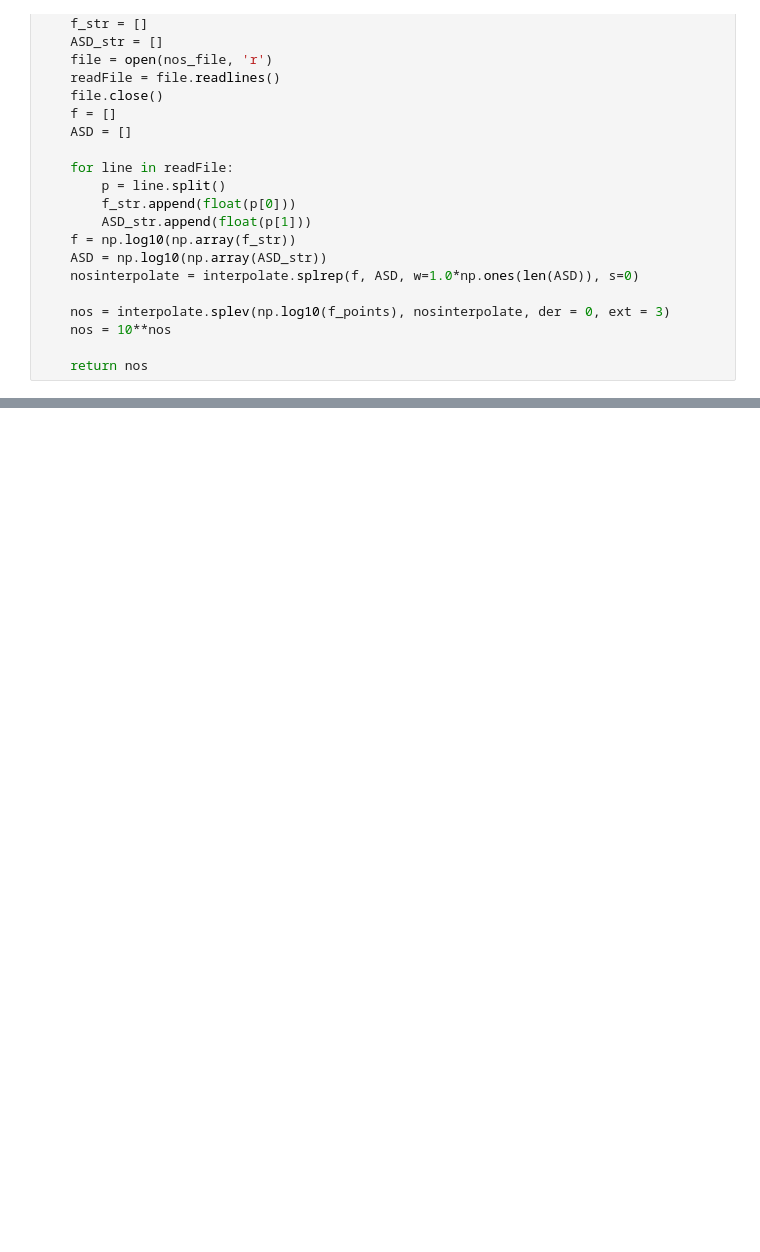
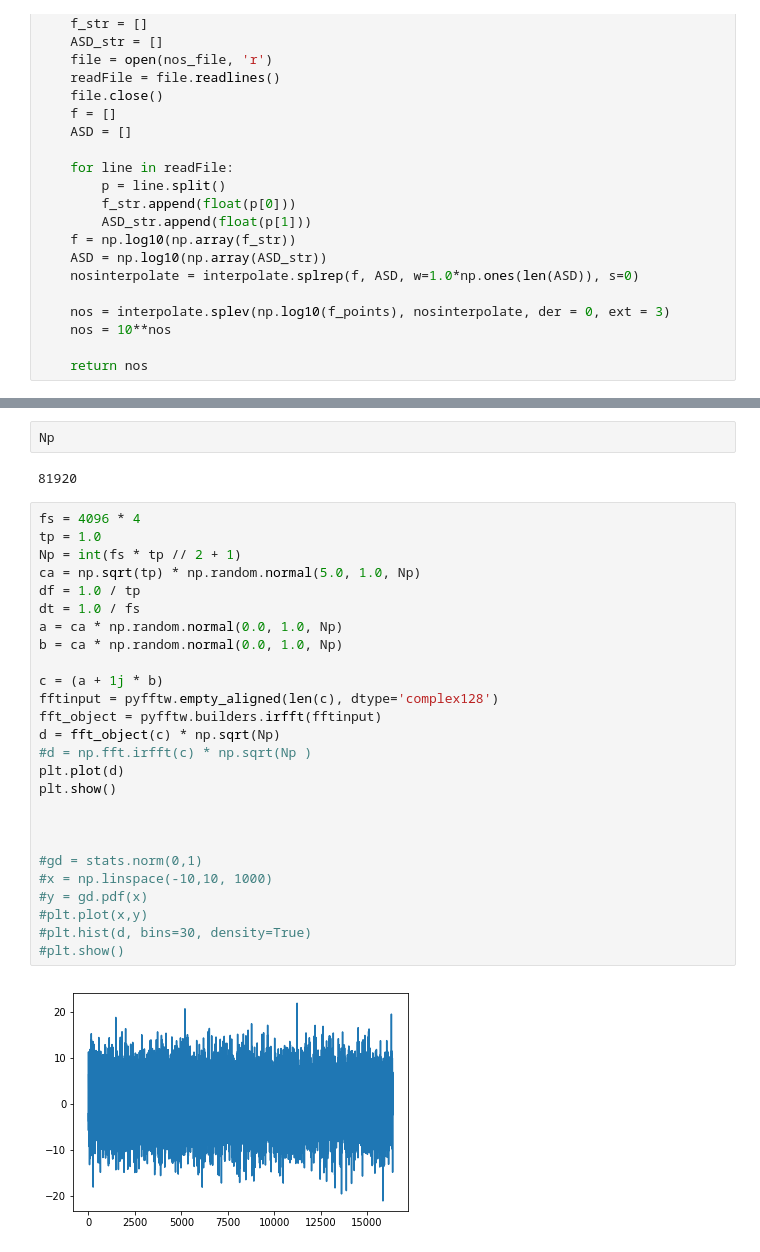
Before and after one commit to manleongchan/SNeML, a Jupyter notebook: Noisegenerator.ipynb, the cells around one changed output, grey strips where cells are left out. Cells and saved outputs as stored; diff of their text form; blank space fills up the shorter version.

```diff
--- a/Noisegenerator.ipynb
+++ b/Noisegenerator.ipynb
@@ -85,3 +84,35 @@ def noisegenerator(Tobs, det, SR, df, dt):
 
     return ASD, nos_realization, nos, fs
+# %%
+Np
+# %% [output]
+81920
+# %%
+fs = 4096 * 4
+tp = 1.0
+Np = int(fs * tp // 2 + 1)
+ca = np.sqrt(tp) * np.random.normal(5.0, 1.0, Np)
+df = 1.0 / tp
+dt = 1.0 / fs
+a = ca * np.random.normal(0.0, 1.0, Np)
+b = ca * np.random.normal(0.0, 1.0, Np)
+
+c = (a + 1j * b)
+fftinput = pyfftw.empty_aligned(len(c), dtype='complex128')
+fft_object = pyfftw.builders.irfft(fftinput)
+d = fft_object(c) * np.sqrt(Np)
+#d = np.fft.irfft(c) * np.sqrt(Np )
+plt.plot(d)
+plt.show()
+
+
+
+#gd = stats.norm(0,1)
+#x = np.linspace(-10,10, 1000)
+#y = gd.pdf(x)
+#plt.plot(x,y)
+#plt.hist(d, bins=30, density=True)
+#plt.show()
+# %% [output]
+[figure, added]
 # %%
```
Also changed, not shown: parts of 7 cells of this notebook, 1 other file.
